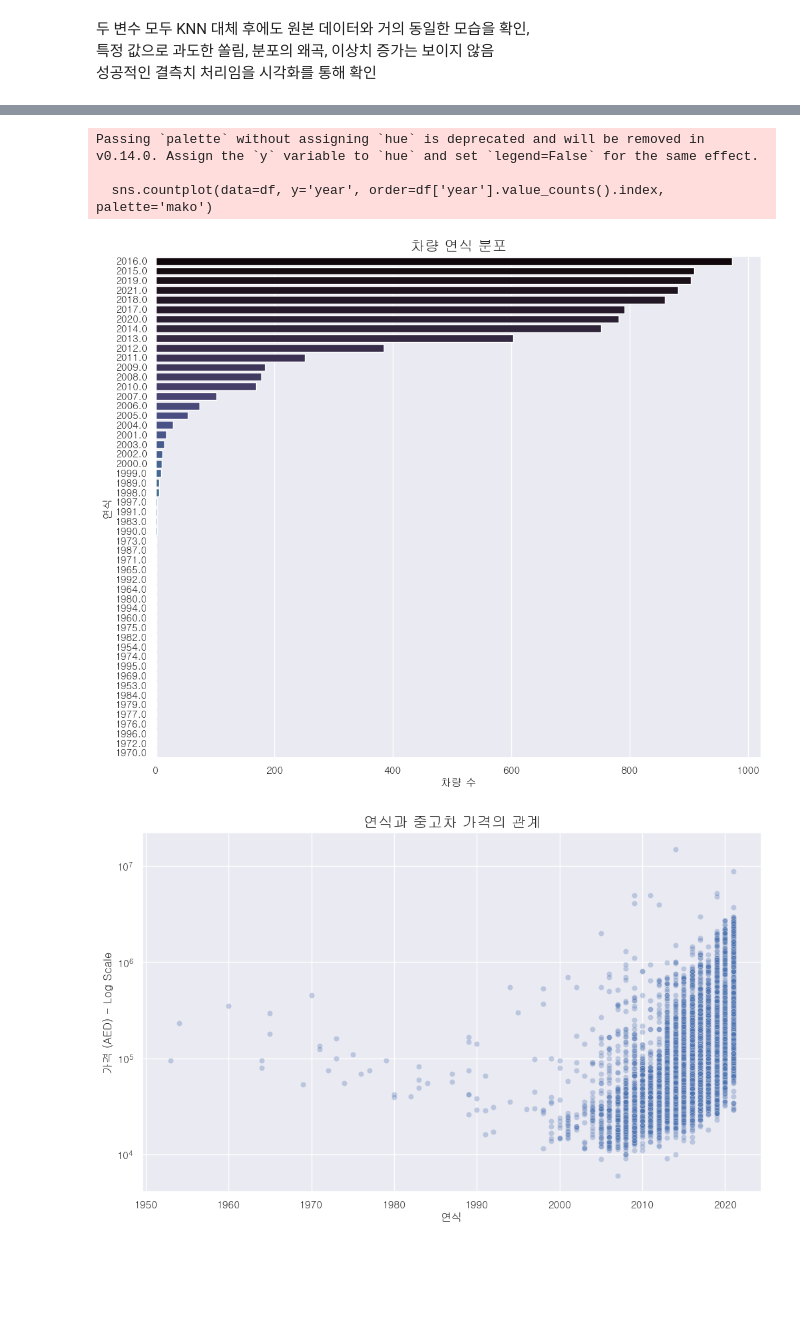
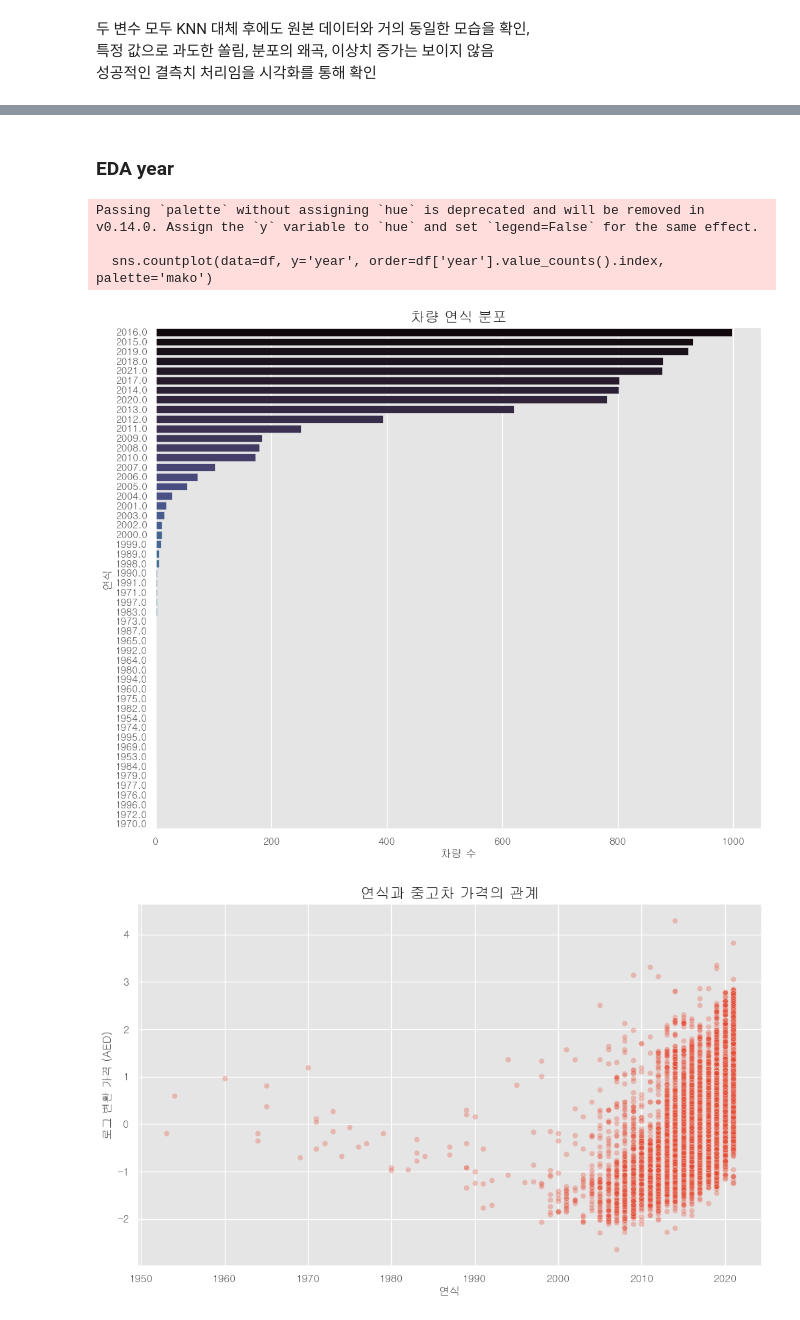
Before and after one commit to sjun4040/used-car-price-prediction, a Jupyter notebook: used-car-price-predict.ipynb, the cells around one changed output, grey strips where cells are left out. Drawn from its saved outputs; the diff is of its cells as text; code cells hidden in the pictures; blank space fills up the shorter version.

```diff
--- a/used-car-price-predict.ipynb
+++ b/used-car-price-predict.ipynb
@@ -938,0 +1211,7 @@ steering_sied는 변수 내에 변화나 다양성이 없고, 핸들의 위치
+# %%
+# steering_side 전처리
+if 'steering_side' in df.columns:
+    df = df.drop(columns=['steering_side'])
+    print("steering_side 컬럼이 삭제되었습니다.")
+else:
+    print("steering_side 컬럼이 존재하지 않아 삭제를 생략합니다.")
@@ -1169,0 +1455,23 @@ EDA를 통해 title 컬럼의 차량의 model 정보와 중복될 뿐만 아니
+# %%
+# 등급 사전 정의
+body_map = {
+    'Perfect inside and out': 3,
+    'Normal wear & tear, a few issues': 2,
+    'A bit of wear & tear, all repaired': 1,
+    'No accidents, very few faults': 0,
+    'Other': 0
+}
+df['body_condition_ord'] = df['body_condition'].map(body_map)
+# %%
+# 기계 컨디션 등급 사전 정의
+mech_map = {
+    'Perfect inside and out': 3,
+    'Minor faults, all fixed': 2,
+    'Major faults fixed, small remain': 1,
+    'Major faults, all fixed': 1,
+    'Ongoing minor & major faults': 0,
+    'Other': 0
+}
+
+# 순서형 인코딩 적용
+df['mechanical_condition_ord'] = df['mechanical_condition'].map(mech_map)
@@ -1201,25 +1536,36 @@ EDA 결과 models_trim과 model의 연관성을 교차표로 분석해 결과,<b
+# %%
+# 상위 10개만 남기고 나머지 'Other'로 통합
+top_models = df['model'].value_counts().head(10).index
+df['model_grouped'] = df['model'].apply(lambda x: x if x in top_models else 'Other')
+
+top_trims = df['motors_trim'].value_counts().head(10).index
+df['trim_grouped'] = df['motors_trim'].apply(lambda x: x if x in top_trims else 'Other')
+
+# 원-핫 인코딩
+df = pd.get_dummies(df, columns=['model_grouped', 'trim_grouped'], prefix=['model', 'trim'], drop_first=False)
+# %% [markdown]
+### EDA year
 # %%
 # 1. 연식별 차량 분포
 plt.figure(figsize=(12, 10))
 sns.countplot(data=df, y='year', order=df['year'].value_counts().index, palette='mako')
 plt.title('차량 연식 분포', fontsize=16)
 plt.xlabel('차량 수', fontsize=12)
 plt.ylabel('연식', fontsize=12)
 plt.show()
 
 # 2. 연식과 가격의 관계
 plt.figure(figsize=(12, 7))
-sns.scatterplot(data=df, x='year', y='price_in_aed', alpha=0.3)
+sns.scatterplot(data=df, x='year', y='scaled_log_price_in_aed', alpha=0.3)
 plt.title('연식과 중고차 가격의 관계', fontsize=16)
 plt.xlabel('연식', fontsize=12)
-plt.ylabel('가격 (AED) - Log Scale', fontsize=12)
-plt.yscale('log')
+plt.ylabel('로그 변환 가격 (AED)', fontsize=12)
 plt.show()
 # %% [output]
 Passing `palette` without assigning `hue` is deprecated and will be removed in v0.14.0. Assign the `y` variable to `hue` and set `legend=False` for the same effect.
 
   sns.countplot(data=df, y='year', order=df['year'].value_counts().index, palette='mako')
-[figure, old version]
+[figure, new version]
-[figure, old version]
+[figure, new version]
 # %% [markdown]
 EDA의 결과 차량 연식은 최신 연도에 집중된 분포를 보이며,<br>
```
Also changed, not shown: parts of 106 cells of this notebook.
